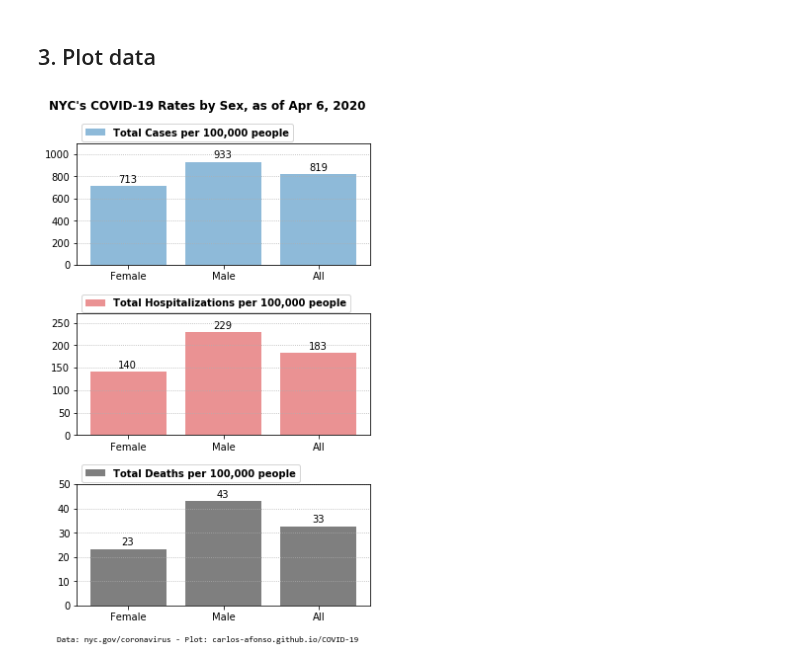
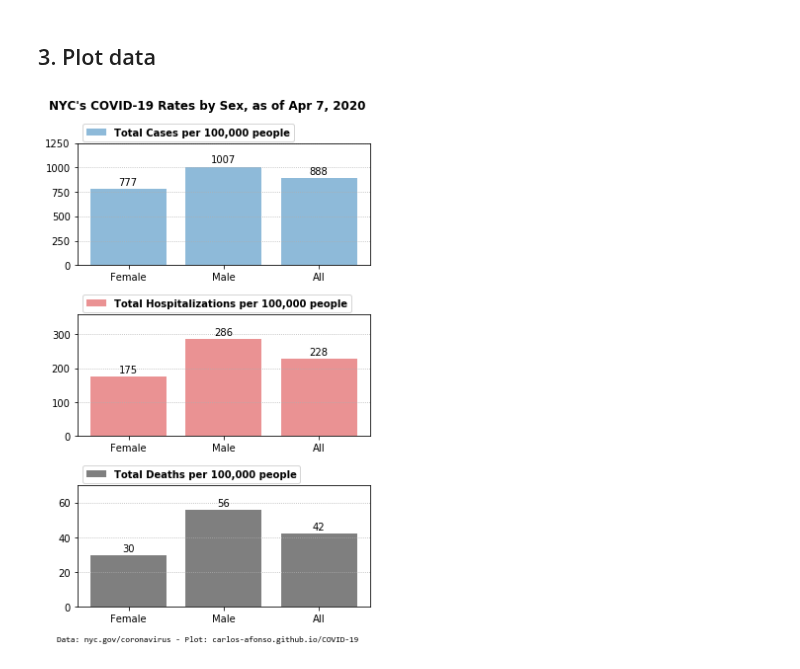
Before and after one commit to carlos-afonso/COVID-19, a Jupyter notebook: notebooks/nyc-covid-19-by-sex.ipynb, the cells around one changed output. Drawn from its saved outputs; the diff is of its cells as text; code cells hidden in the pictures.

Commit message:
updates plot with new data

```diff
--- a/notebooks/nyc-covid-19-by-sex.ipynb
+++ b/notebooks/nyc-covid-19-by-sex.ipynb
@@ -46,29 +46,29 @@ df
 # %%
 fig, (ax1, ax2, ax3) = plt.subplots(3, figsize=(5, 8), sharex=False)
 
 ax1.bar(df['group'], df['case_rate'], alpha=0.5, color='C0', label='Total Cases per 100,000 people')
 ax2.bar(df['group'], df['hosp_rate'], alpha=0.5, color='C3', label='Total Hospitalizations per 100,000 people')
 ax3.bar(df['group'], df['death_rate'], alpha=0.5, color='k', label='Total Deaths per 100,000 people')
 
-ax1.set_ylim(0, 1100)
-ax2.set_ylim(0, 270)
-ax3.set_ylim(0, 50)
+ax1.set_ylim(0, 1250)
+ax2.set_ylim(0, 360)
+ax3.set_ylim(0, 70)
 
 for ax in (ax1, ax2, ax3):
     ax.grid(axis='y', linestyle=':')
     ax.legend(bbox_to_anchor=(0, 1.2), loc='upper left', prop={'weight':'bold'})
     for i in ax.patches:
         [x, y] = [i.get_x(), i.get_height()]
         ax.annotate(str(int(round(y))), xy=[x, y], xytext=(38, 7), textcoords='offset points', ha='center', va='center')
 
 plt.suptitle('NYC\'s COVID-19 Rates by Sex, ' + update_str, fontsize=11.9, fontweight='bold', x=0.49)
 
-ax3.text(-0.75, -15, source_str, fontfamily='Consolas', fontsize=8.5)
+ax3.text(-0.75, -20, source_str, fontfamily='Consolas', fontsize=8.5)
 
 plt.tight_layout(pad=1.2, rect=[0, 0, 1, 0.96])
 plt.show()
 # %% [output]
-[figure, old version]
+[figure, new version]
 # %%
 # Save figure as SVG and PNG images
 file_path = '../images/nyc-covid-19-rates-by-sex'
```
Also changed, not shown: parts of 2 cells of this notebook, 2 other files.
